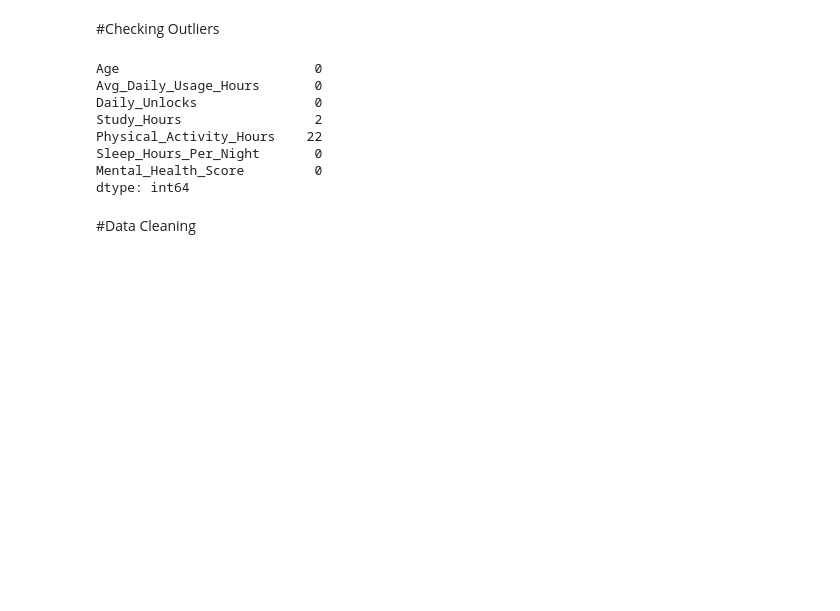
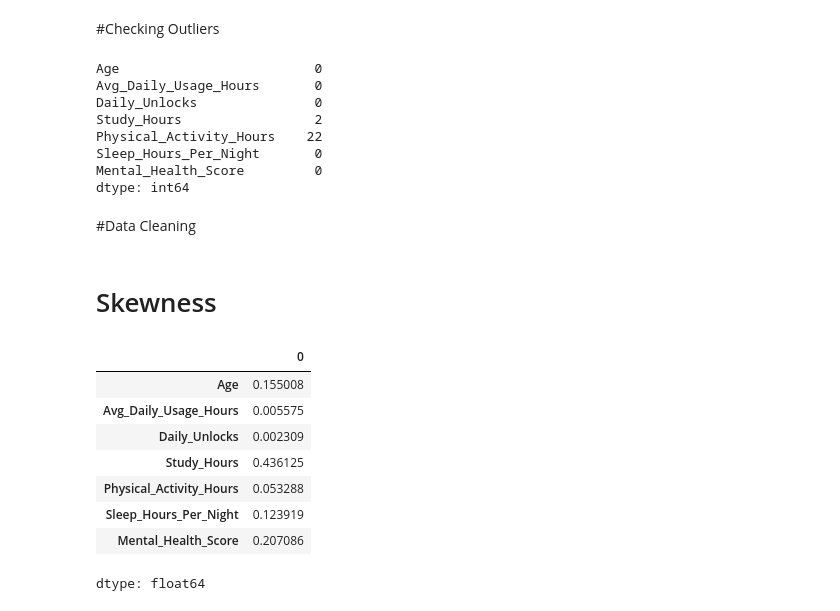
Before and after one commit to Shreyas-Bandekar/Student-Mental-Health-Score-Prediction, a Jupyter notebook: mental_health_score.ipynb, the cells around one changed output. Drawn from its saved outputs; the diff is of its cells as text; code cells hidden in the pictures; blank space fills up the shorter version.

Commit message:
feat(analytics): add numerical data skewness calculation

```diff
--- a/mental_health_score.ipynb
+++ b/mental_health_score.ipynb
@@ -167,3 +167,18 @@ df = df.drop_duplicates()
 
 # converting negative values in realistic values
 df['Physical_Activity_Hours'] = df['Physical_Activity_Hours'].clip(lower=0)
+# %% [markdown]
+# Skewness
+# %%
+num_cols = df.select_dtypes(include='number')
+num_cols.skew()
+# %% [output]
+|  | 0 |
+| Age | 0.155008 |
+| Avg_Daily_Usage_Hours | 0.005575 |
+| Daily_Unlocks | 0.002309 |
+| Study_Hours | 0.436125 |
+| Physical_Activity_Hours | 0.053288 |
+| Sleep_Hours_Per_Night | 0.123919 |
+| Mental_Health_Score | 0.207086 |
+dtype: float64
```
